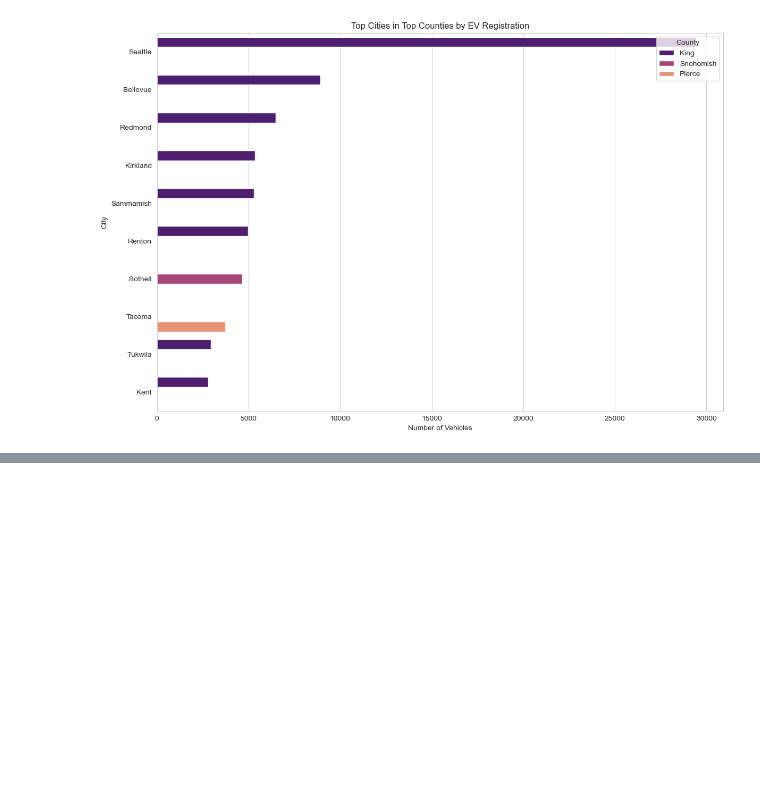
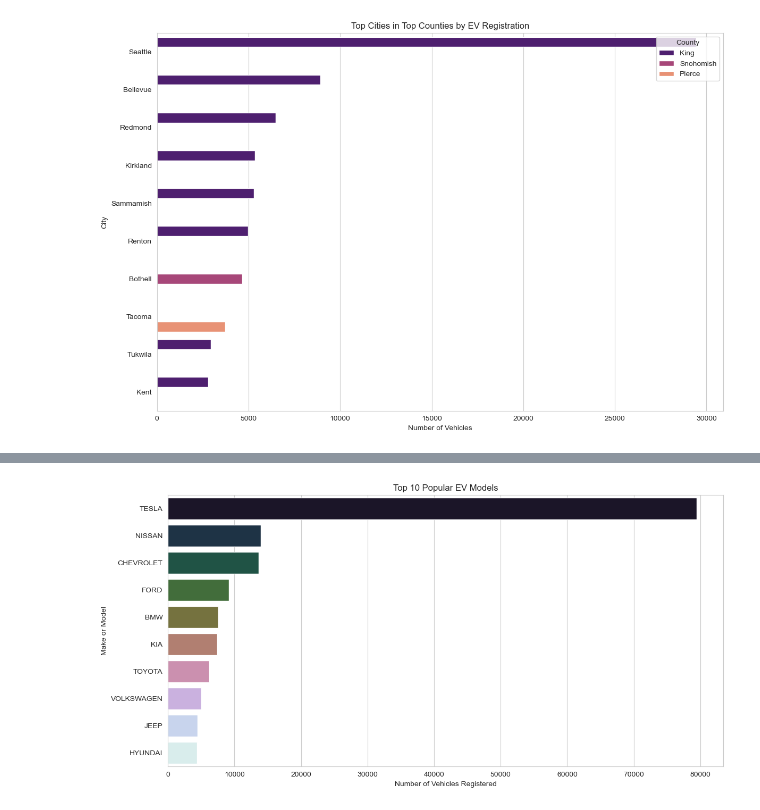
Before and after one commit to SirTee12/Marketing-Analysis-Projects, a Jupyter notebook: Electric-Vehicle-Market-Analysis/Electric_Vehicle.ipynb, the cells around one changed output, grey strips where cells are left out. Cells and saved outputs as stored; diff of their text form; code cells hidden in the pictures; blank space fills up the shorter version.

```diff
--- a/Electric-Vehicle-Market-Analysis/Electric_Vehicle.ipynb
+++ b/Electric-Vehicle-Market-Analysis/Electric_Vehicle.ipynb
@@ -178,0 +224,15 @@ plt.show()
+# %%
+# Get the top ten most popular models
+ev_make_distribution = ev_data_or['Make'].value_counts().head(10)
+
+#plot the distribution
+plt.figure(figsize=(12, 6))
+sns.barplot(x = ev_make_distribution.values, y = ev_make_distribution.index,
+           palette = 'cubehelix')
+plt.title('Top 10 Popular EV Models')
+plt.xlabel('Number of Vehicles Registered')
+plt.ylabel('Make or Model')
+plt.tight_layout()
+plt.show()
+# %% [output]
+[figure, added]
```
Also changed, not shown: parts of 10 cells of this notebook.
